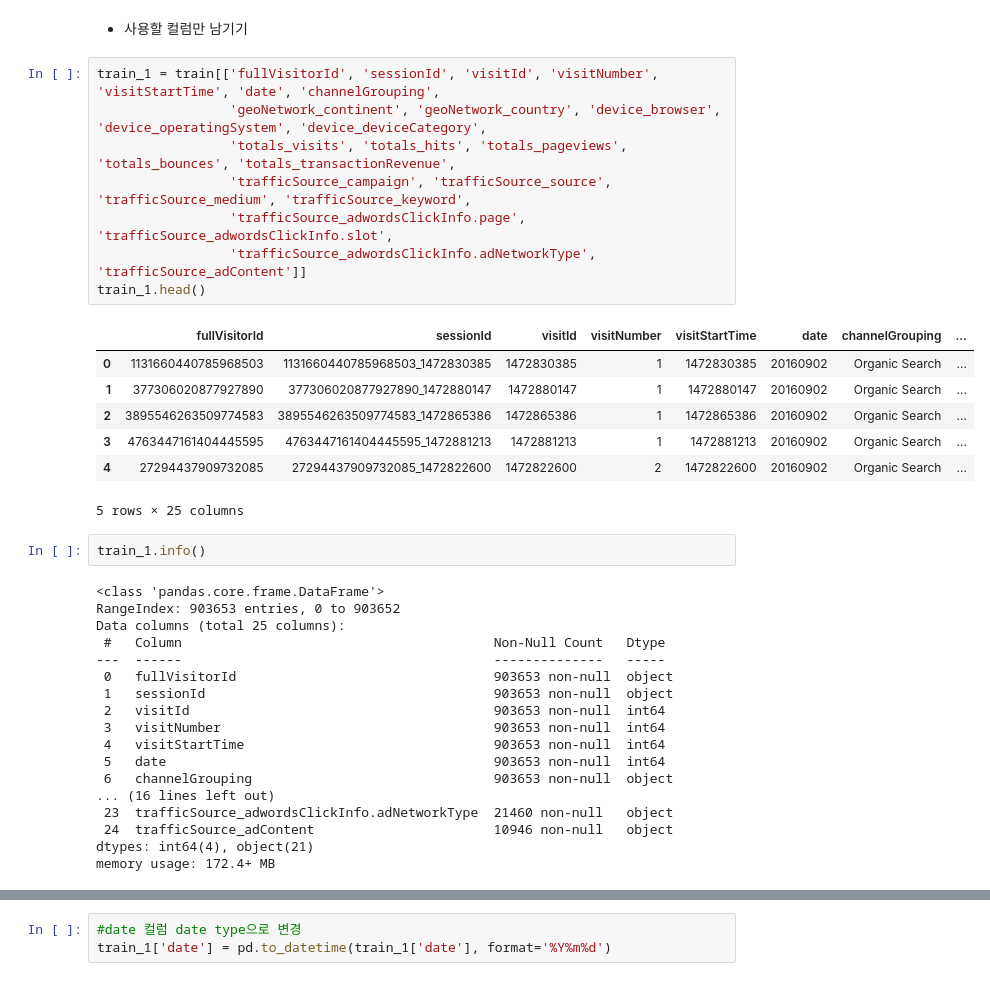
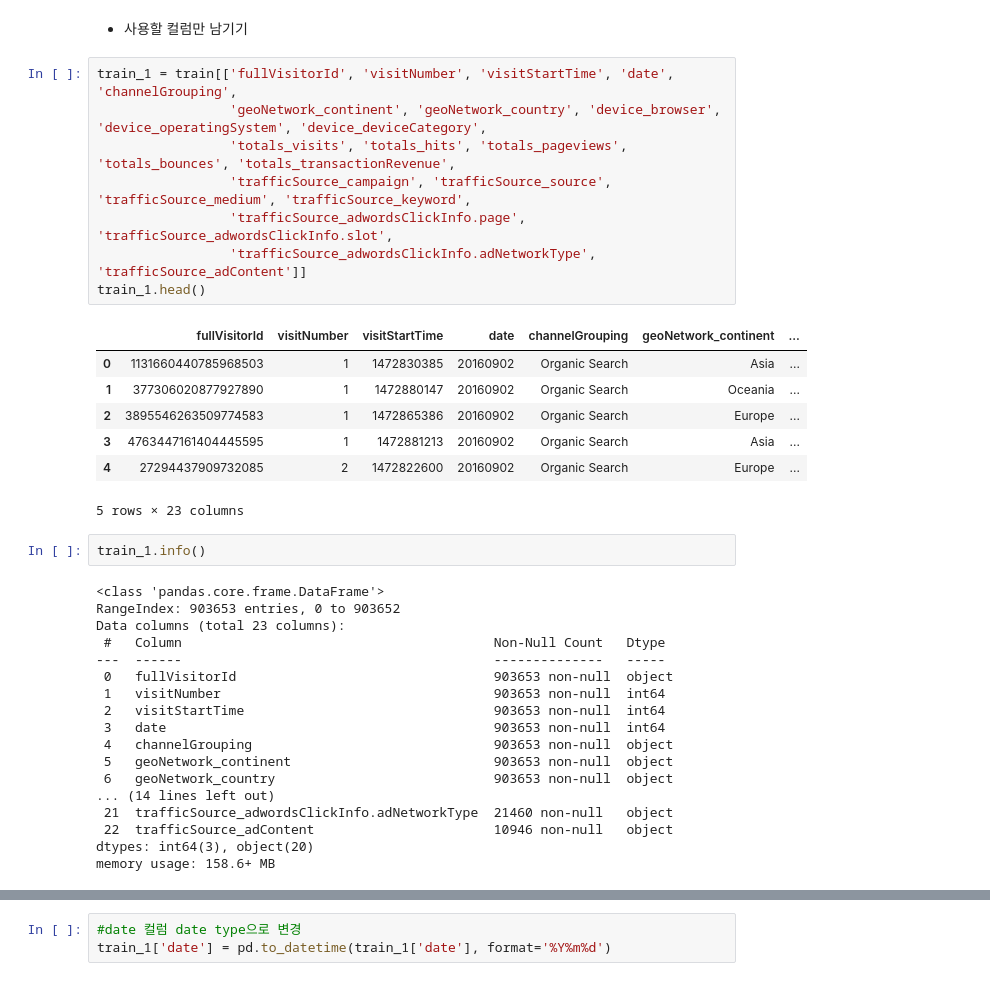
Before and after one commit to DIB-PP/-, a Jupyter notebook: data_Check.ipynb, the cells around one changed output, grey strips where cells are left out. Saved outputs shown, nothing was run; the diff lists cells and outputs as text.

```diff
--- a/data_Check.ipynb
+++ b/data_Check.ipynb
@@ -253,41 +253,41 @@ train[['device_browser', 'device_operatingSystem', 'device_deviceCategory', 'tra
 # %% [markdown]
 - 사용할 컬럼만 남기기
 # %%
-train_1 = train[['fullVisitorId', 'sessionId', 'visitId', 'visitNumber', 'visitStartTime', 'date', 'channelGrouping',
+train_1 = train[['fullVisitorId', 'visitNumber', 'visitStartTime', 'date', 'channelGrouping',
                  'geoNetwork_continent', 'geoNetwork_country', 'device_browser', 'device_operatingSystem', 'device_deviceCategory',
                  'totals_visits', 'totals_hits', 'totals_pageviews', 'totals_bounces', 'totals_transactionRevenue',
                  'trafficSource_campaign', 'trafficSource_source', 'trafficSource_medium', 'trafficSource_keyword',
                  'trafficSource_adwordsClickInfo.page', 'trafficSource_adwordsClickInfo.slot',
                  'trafficSource_adwordsClickInfo.adNetworkType', 'trafficSource_adContent']]
 train_1.head()
 # %% [output]
-|  | fullVisitorId | sessionId | visitId | visitNumber | visitStartTime | date | channelGrouping | ... |
-| 0 | 1131660440785968503 | 1131660440785968503_1472830385 | 1472830385 | 1 | 1472830385 | 20160902 | Organic Search | ... |
-| 1 | 377306020877927890 | 377306020877927890_1472880147 | 1472880147 | 1 | 1472880147 | 20160902 | Organic Search | ... |
-| 2 | 3895546263509774583 | 3895546263509774583_1472865386 | 1472865386 | 1 | 1472865386 | 20160902 | Organic Search | ... |
-| 3 | 4763447161404445595 | 4763447161404445595_1472881213 | 1472881213 | 1 | 1472881213 | 20160902 | Organic Search | ... |
-| 4 | 27294437909732085 | 27294437909732085_1472822600 | 1472822600 | 2 | 1472822600 | 20160902 | Organic Search | ... |
+|  | fullVisitorId | visitNumber | visitStartTime | date | channelGrouping | geoNetwork_continent | ... |
+| 0 | 1131660440785968503 | 1 | 1472830385 | 20160902 | Organic Search | Asia | ... |
+| 1 | 377306020877927890 | 1 | 1472880147 | 20160902 | Organic Search | Oceania | ... |
+| 2 | 3895546263509774583 | 1 | 1472865386 | 20160902 | Organic Search | Europe | ... |
+| 3 | 4763447161404445595 | 1 | 1472881213 | 20160902 | Organic Search | Asia | ... |
+| 4 | 27294437909732085 | 2 | 1472822600 | 20160902 | Organic Search | Europe | ... |
-5 rows × 25 columns
+5 rows × 23 columns
 # %%
 train_1.info()
 # %% [output]
 <class 'pandas.core.frame.DataFrame'>
 RangeIndex: 903653 entries, 0 to 903652
-Data columns (total 25 columns):
+Data columns (total 23 columns):
  #   Column                                        Non-Null Count   Dtype
 ---  ------                                        --------------   -----
  0   fullVisitorId                                 903653 non-null  object
- 1   sessionId                                     903653 non-null  object
- 2   visitId                                       903653 non-null  int64
- 3   visitNumber                                   903653 non-null  int64
- 4   visitStartTime                                903653 non-null  int64
- 5   date                                          903653 non-null  int64
- 6   channelGrouping                               903653 non-null  object
-... (16 lines left out)
- 23  trafficSource_adwordsClickInfo.adNetworkType  21460 non-null   object
- 24  trafficSource_adContent                       10946 non-null   object
-dtypes: int64(4), object(21)
-memory usage: 172.4+ MB
+ 1   visitNumber                                   903653 non-null  int64
+ 2   visitStartTime                                903653 non-null  int64
+ 3   date                                          903653 non-null  int64
+ 4   channelGrouping                               903653 non-null  object
+ 5   geoNetwork_continent                          903653 non-null  object
+ 6   geoNetwork_country                            903653 non-null  object
+... (14 lines left out)
+ 21  trafficSource_adwordsClickInfo.adNetworkType  21460 non-null   object
+ 22  trafficSource_adContent                       10946 non-null   object
+dtypes: int64(3), object(20)
+memory usage: 158.6+ MB
 # %%
 train_1.describe(include='all')
 # %% [output]
```
Also changed, not shown: parts of 26 cells of this notebook.
